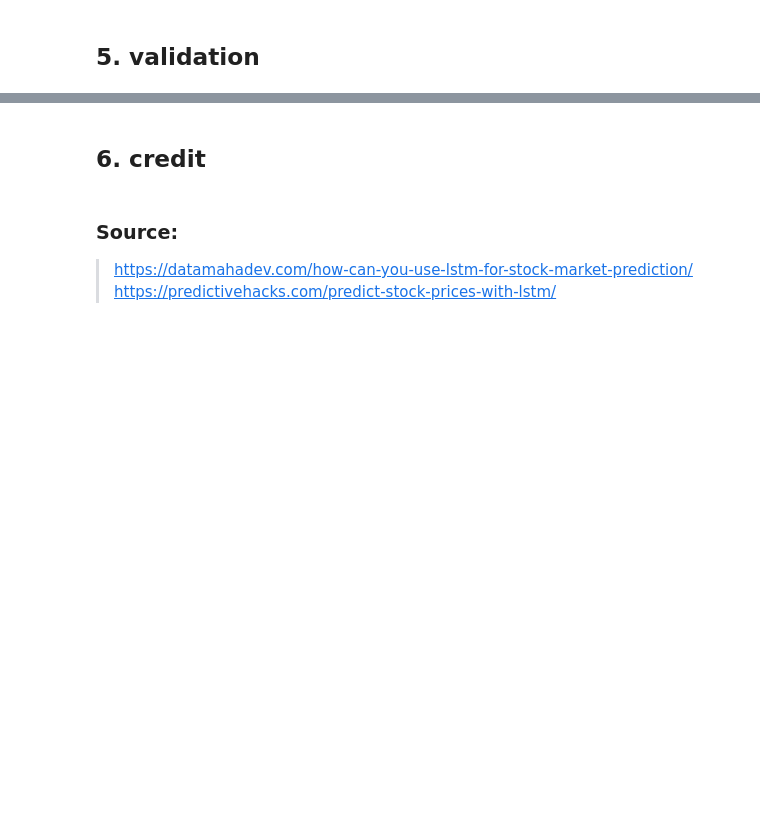
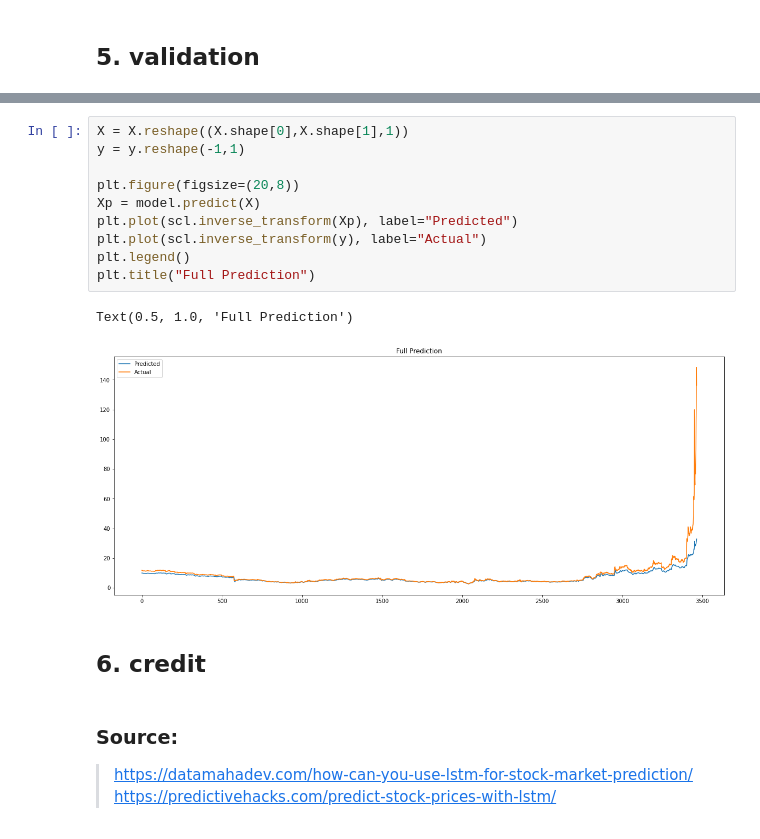
Before and after one commit to GordanY/tensorflow-learning, a Jupyter notebook: LSTM on GME.ipynb, the cells around one changed output, grey strips where cells are left out. Cells and saved outputs as stored; diff of their text form; blank space fills up the shorter version.

```diff
--- a/LSTM on GME.ipynb
+++ b/LSTM on GME.ipynb
@@ -118,3 +127,16 @@ Text(0.5, 1.0, 'Test Dataset')
+# %%
+X = X.reshape((X.shape[0],X.shape[1],1))
+y = y.reshape(-1,1)
+
+plt.figure(figsize=(20,8))
+Xp = model.predict(X)
+plt.plot(scl.inverse_transform(Xp), label="Predicted")
+plt.plot(scl.inverse_transform(y), label="Actual")
+plt.legend()
+plt.title("Full Prediction")
+# %% [output]
+Text(0.5, 1.0, 'Full Prediction')
+[figure, added]
 # %% [markdown]
 ## 6. credit
 # %% [markdown]
```
Also changed, not shown: parts of 6 cells of this notebook.
